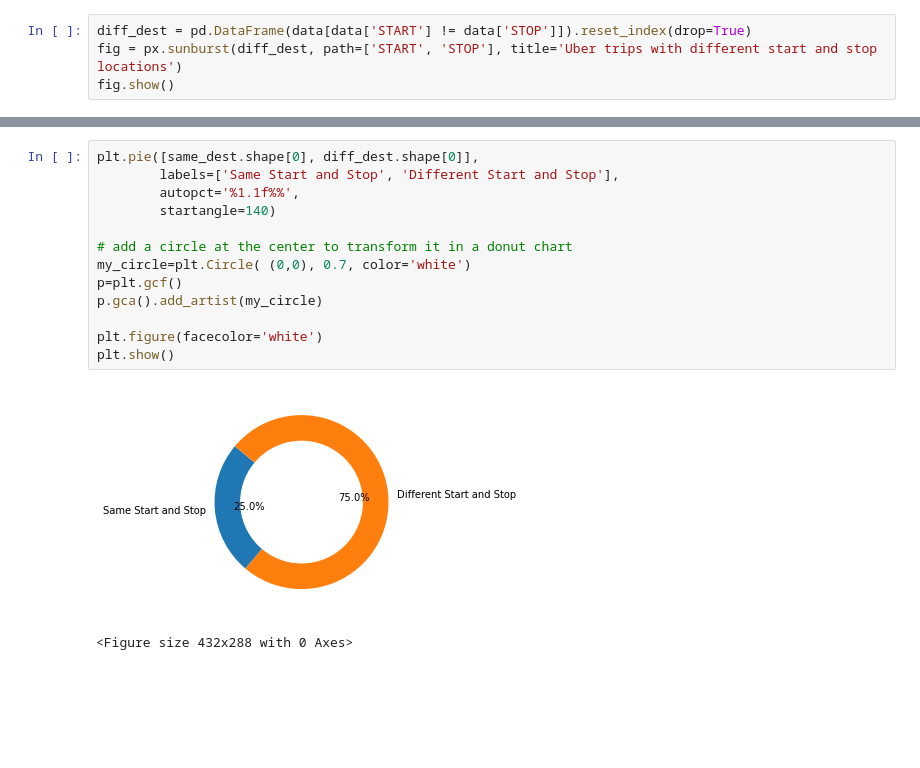
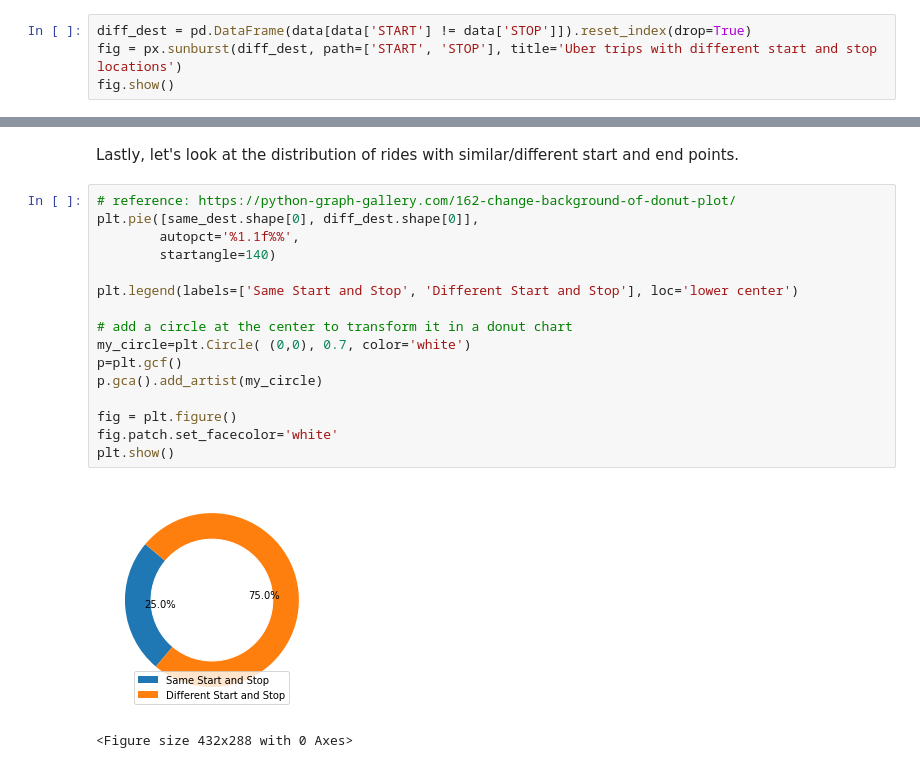
Before and after one commit to LongPhan1912/UberRides, a Jupyter notebook: uber_rides.ipynb, the cells around one changed output, grey strips where cells are left out. Saved outputs shown, nothing was run; the diff lists cells and outputs as text; blank space fills up the shorter version.

```diff
--- a/uber_rides.ipynb
+++ b/uber_rides.ipynb
@@ -328,16 +435,21 @@ fig.show()
+# %% [markdown]
+Lastly, let's look at the distribution of rides with similar/different start and end points.
 # %%
+# reference: https://python-graph-gallery.com/162-change-background-of-donut-plot/
 plt.pie([same_dest.shape[0], diff_dest.shape[0]],
-        labels=['Same Start and Stop', 'Different Start and Stop'],
         autopct='%1.1f%%',
         startangle=140)
+
+plt.legend(labels=['Same Start and Stop', 'Different Start and Stop'], loc='lower center')
 
 # add a circle at the center to transform it in a donut chart
 my_circle=plt.Circle( (0,0), 0.7, color='white')
 p=plt.gcf()
 p.gca().add_artist(my_circle)
 
-plt.figure(facecolor='white')
+fig = plt.figure()
+fig.patch.set_facecolor='white'
 plt.show()
 # %% [output]
-[figure, old version]
+[figure, new version]
 <Figure size 432x288 with 0 Axes>
```
Also changed, not shown: parts of 38 cells of this notebook.
